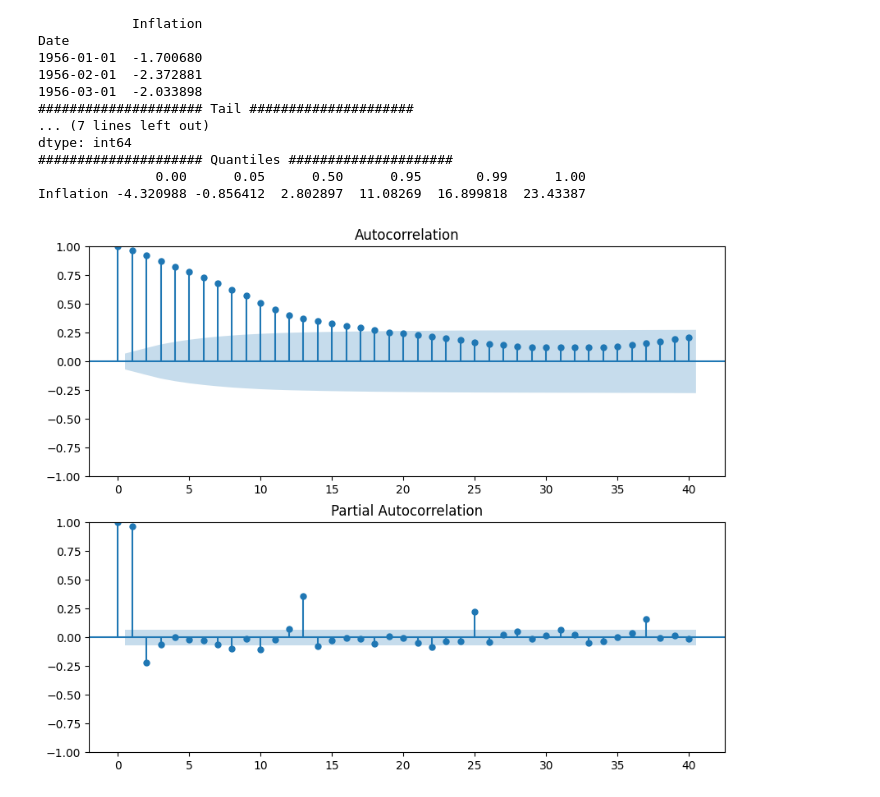
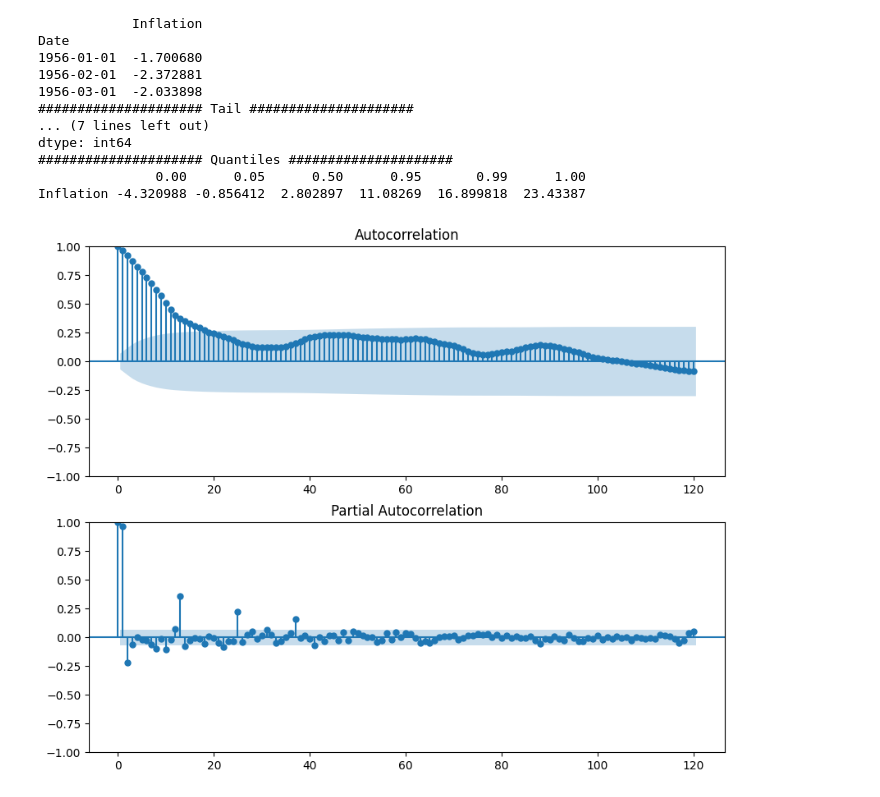
Before and after one commit to mkeohane01/food_inflation_analysis, a Jupyter notebook: notebooks/cpi_timeseries.ipynb, the cells around one changed output. Cells and saved outputs as stored; diff of their text form; code cells hidden in the pictures.

```diff
--- a/notebooks/cpi_timeseries.ipynb
+++ b/notebooks/cpi_timeseries.ipynb
@@ -103,11 +149,11 @@ Inflation -4.320988 -0.856412  2.802897  11.08269  16.899818  23.43387
 # %%
 # plot ACF and PACF
 fig, ax = plt.subplots(2, 1, figsize=(10, 8))
-sm.graphics.tsa.plot_acf(cpi_food_data, lags=40, ax=ax[0])
-sm.graphics.tsa.plot_pacf(cpi_food_data, lags=40, ax=ax[1])
+sm.graphics.tsa.plot_acf(cpi_food_data, lags=120, ax=ax[0])
+sm.graphics.tsa.plot_pacf(cpi_food_data, lags=120, ax=ax[1])
 plt.show()
 # %% [output]
-[figure, old version]
+[figure, new version]
 # %%
 # group the cpi data by year and plot the mean for each year
 yearly_cpi = cpi_food_data.groupby(cpi_food_data.index.year).mean()
```
Also changed, not shown: parts of 8 cells of this notebook.
